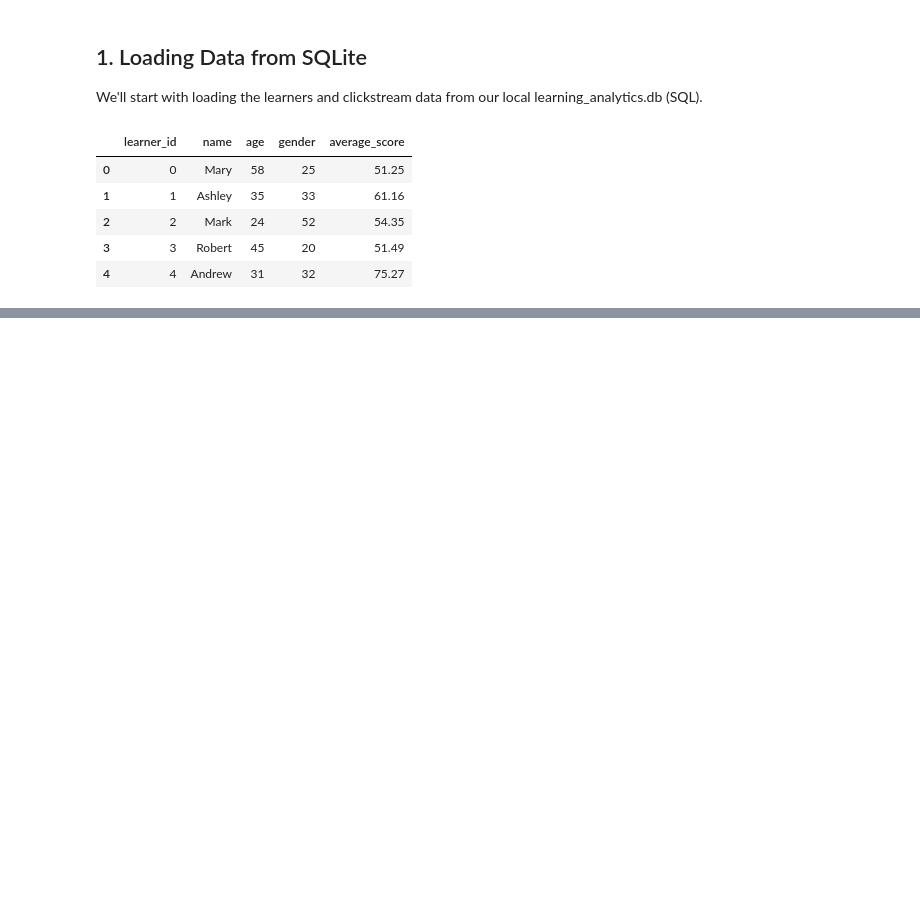
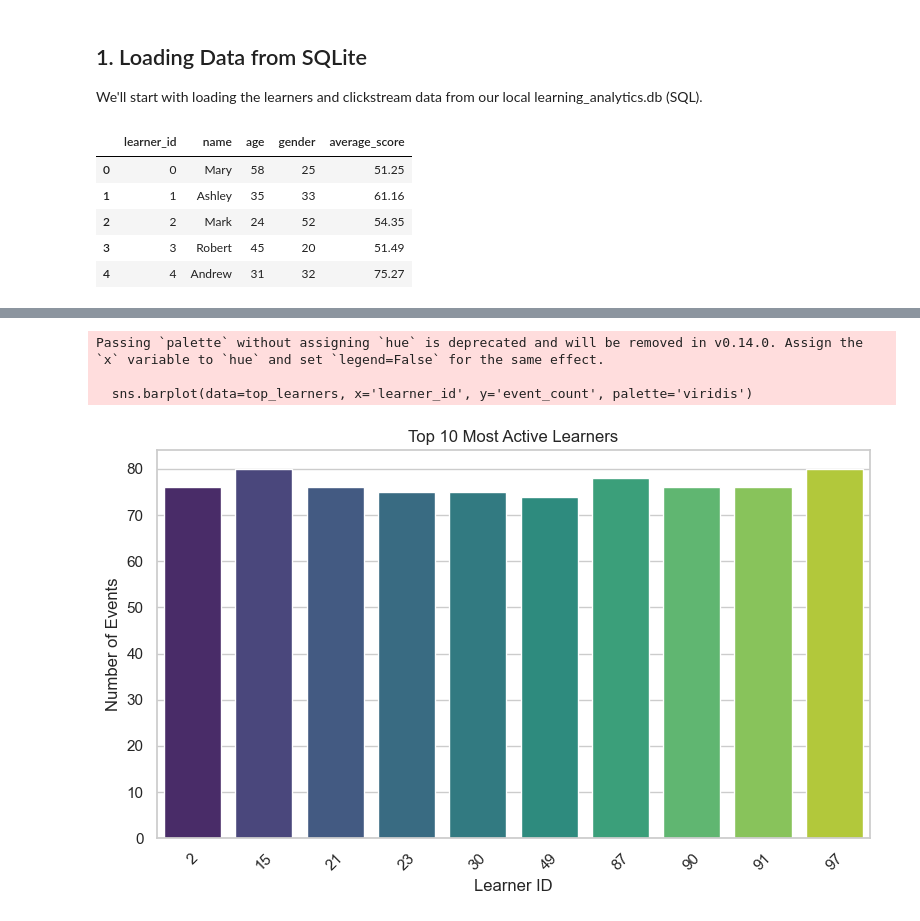
Before and after one commit to LynaBouikni/human-centric-learning-analytics, a Jupyter notebook: notebooks/EDA.ipynb, the cells around one changed output, grey strips where cells are left out. Drawn from its saved outputs; the diff is of its cells as text; code cells hidden in the pictures; blank space fills up the shorter version.

```diff
--- a/notebooks/EDA.ipynb
+++ b/notebooks/EDA.ipynb
@@ -40,0 +88,17 @@ learners_df.head()
+# %%
+# Top 10 most active learners
+top_learners = events_df.sort_values(by='event_count', ascending=False).head(10)
+
+plt.figure(figsize=(8, 5))
+sns.barplot(data=top_learners, x='learner_id', y='event_count', palette='viridis')
+plt.title("Top 10 Most Active Learners")
+plt.xlabel("Learner ID")
+plt.ylabel("Number of Events")
+plt.xticks(rotation=45)
+plt.tight_layout()
+plt.show()
+# %% [output]
+Passing `palette` without assigning `hue` is deprecated and will be removed in v0.14.0. Assign the `x` variable to `hue` and set `legend=False` for the same effect.
+
+  sns.barplot(data=top_learners, x='learner_id', y='event_count', palette='viridis')
+[figure, added]
```
Also changed, not shown: parts of 5 cells of this notebook.
